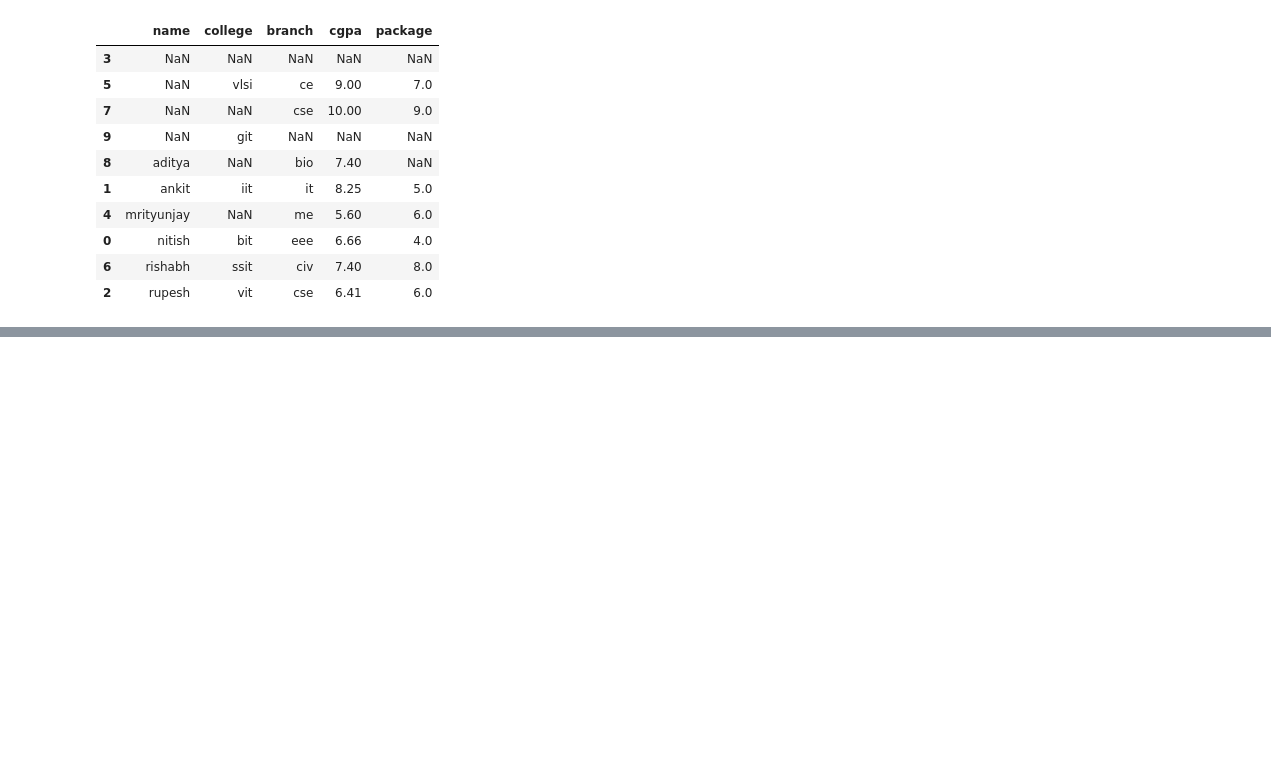
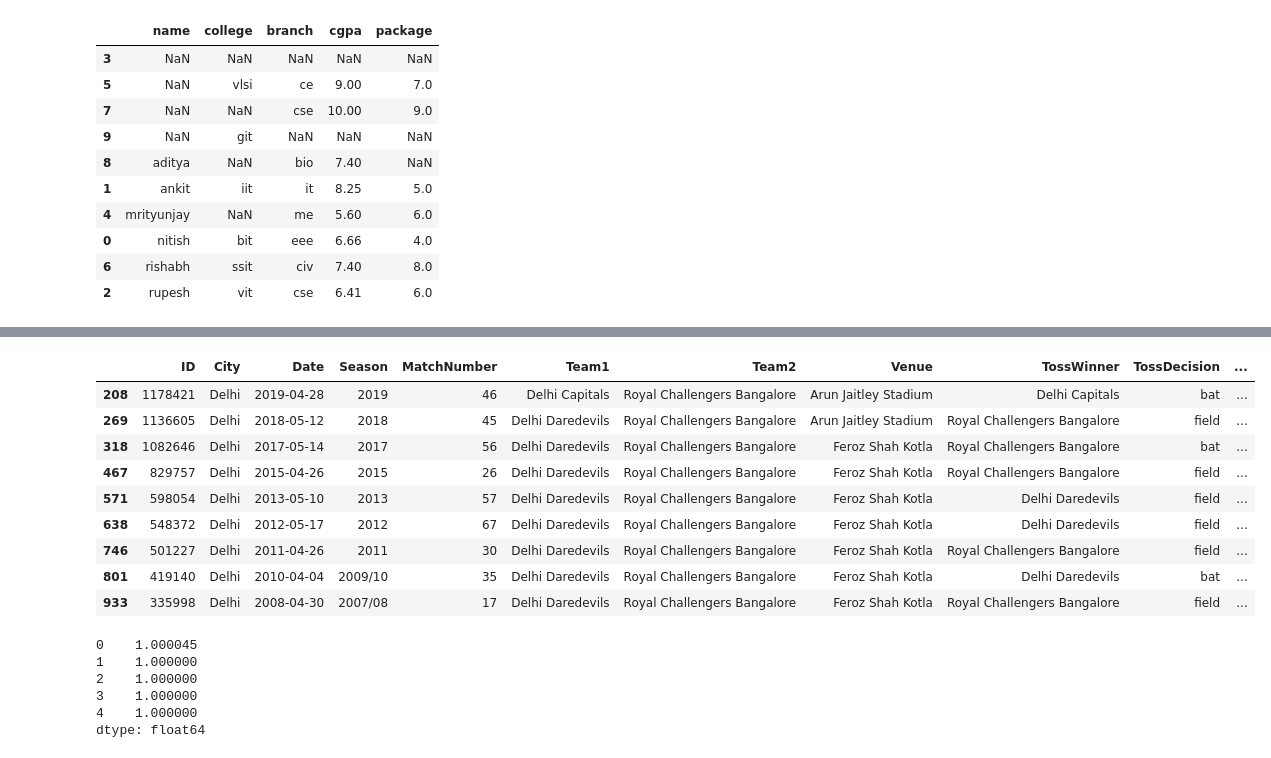
Before and after one commit to meetsudra11/python_sql, a Jupyter notebook: Pandas/dataframe2.ipynb, the cells around one changed output, grey strips where cells are left out. Drawn from its saved outputs; the diff is of its cells as text; code cells hidden in the pictures; blank space fills up the shorter version.

```diff
--- a/Pandas/dataframe2.ipynb
+++ b/Pandas/dataframe2.ipynb
@@ -205,0 +711,3 @@ mv.sort_values(['year_of_release','title_x'],ascending=[True,False]).head(5)
+# %%
+import ast
+delhi_matches_rcb['Team2Players'] = delhi_matches_rcb['Team2Players'].apply(ast.literal_eval)
@@ -205,0 +724,4 @@ mv.sort_values(['year_of_release','title_x'],ascending=[True,False]).head(5)
+# %%
+delhi_matches_rcb['V Kohli Present'] = delhi_matches_rcb['Team2Players'].apply(
+    lambda x: 'yes' if 'V Kohli' in x else 'no'
+)
@@ -205,0 +783,23 @@ mv.sort_values(['year_of_release','title_x'],ascending=[True,False]).head(5)
+# %%
+delhi_matches_rcb.drop(columns=['V Kohli Present'])
+# %% [output]
+|  | ID | City | Date | Season | MatchNumber | Team1 | Team2 | Venue | TossWinner | TossDecision | ... |
+| 208 | 1178421 | Delhi | 2019-04-28 | 2019 | 46 | Delhi Capitals | Royal Challengers Bangalore | Arun Jaitley Stadium | Delhi Capitals | bat | ... |
+| 269 | 1136605 | Delhi | 2018-05-12 | 2018 | 45 | Delhi Daredevils | Royal Challengers Bangalore | Arun Jaitley Stadium | Royal Challengers Bangalore | field | ... |
+| 318 | 1082646 | Delhi | 2017-05-14 | 2017 | 56 | Delhi Daredevils | Royal Challengers Bangalore | Feroz Shah Kotla | Royal Challengers Bangalore | bat | ... |
+| 467 | 829757 | Delhi | 2015-04-26 | 2015 | 26 | Delhi Daredevils | Royal Challengers Bangalore | Feroz Shah Kotla | Royal Challengers Bangalore | field | ... |
+| 571 | 598054 | Delhi | 2013-05-10 | 2013 | 57 | Delhi Daredevils | Royal Challengers Bangalore | Feroz Shah Kotla | Delhi Daredevils | field | ... |
+| 638 | 548372 | Delhi | 2012-05-17 | 2012 | 67 | Delhi Daredevils | Royal Challengers Bangalore | Feroz Shah Kotla | Delhi Daredevils | field | ... |
+| 746 | 501227 | Delhi | 2011-04-26 | 2011 | 30 | Delhi Daredevils | Royal Challengers Bangalore | Feroz Shah Kotla | Royal Challengers Bangalore | field | ... |
+| 801 | 419140 | Delhi | 2010-04-04 | 2009/10 | 35 | Delhi Daredevils | Royal Challengers Bangalore | Feroz Shah Kotla | Delhi Daredevils | bat | ... |
+| 933 | 335998 | Delhi | 2008-04-30 | 2007/08 | 17 | Delhi Daredevils | Royal Challengers Bangalore | Feroz Shah Kotla | Royal Challengers Bangalore | field | ... |
+# %%
+temp = pd.Series([10,20,30,40,50])
+temp.apply(lambda x : 1/1+np.exp(-x))
+# %% [output]
+0    1.000045
+1    1.000000
+2    1.000000
+3    1.000000
+4    1.000000
+dtype: float64
```
Also changed, not shown: parts of 58 cells of this notebook, 1 other file.
